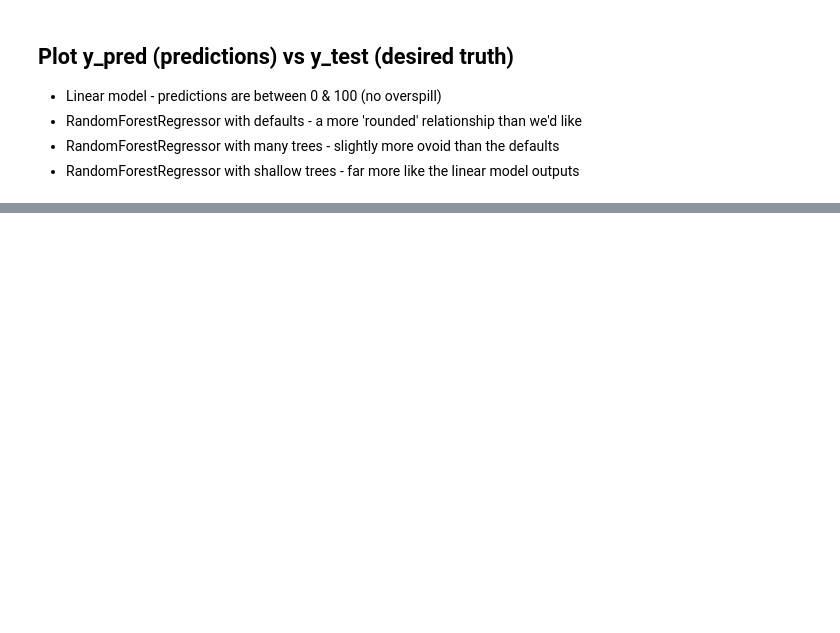
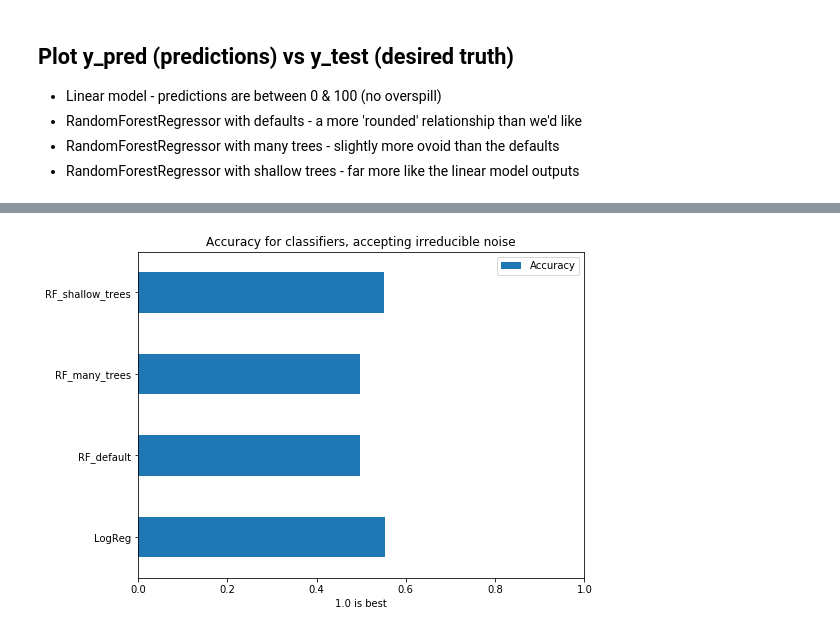
Before and after one commit to ianozsvald/data_science_delivered, a Jupyter notebook: ml_noisy_linear_signal_with_linear_and_randomforest_models.ipynb, the cells around one changed output, grey strips where cells are left out. Drawn from its saved outputs; the diff is of its cells as text; code cells hidden in the pictures; blank space fills up the shorter version.

```diff
--- a/ml_noisy_linear_signal_with_linear_and_randomforest_models.ipynb
+++ b/ml_noisy_linear_signal_with_linear_and_randomforest_models.ipynb
@@ -130,0 +163,10 @@ fig.tight_layout()
+# %%
+clf_lr = LogisticRegression()
+clf_rf_default = RandomForestClassifier()
+clf_rf_many_trees = RandomForestClassifier(n_estimators=500)
+clf_rf_shallow_trees = RandomForestClassifier(max_depth=3)
+
+clf_lr.fit(X_train, y_train)
+clf_rf_default.fit(X_train, y_train)
+clf_rf_many_trees.fit(X_train, y_train)
+clf_rf_shallow_trees.fit(X_train, y_train)
@@ -130,0 +186,13 @@ fig.tight_layout()
+# %%
+lr_score = clf_lr.score(X_test, y_test)
+rf_default_score = clf_rf_default.score(X_test, y_test)
+rf_many_trees_score = clf_rf_many_trees.score(X_test, y_test)
+rf_shallow_trees_score = clf_rf_shallow_trees.score(X_test, y_test)
+# %%
+clf_results = pd.DataFrame.from_dict({'LogReg': lr_score,
+                                      'RF_default': rf_default_score,
+                                      'RF_many_trees': rf_many_trees_score,
+                                      'RF_shallow_trees': rf_shallow_trees_score}, orient='index')
+
+clf_results.columns = ['Accuracy']
+clf_results.head()
@@ -130,0 +205,6 @@ fig.tight_layout()
+# %%
+fig, ax = plt.subplots(figsize=(8,6));
+clf_results.plot(kind="barh", ax=ax);
+ax.set(title="Accuracy for classifiers, accepting irreducible noise", xlabel="1.0 is best", xlim=(0, 1.0));
+# %% [output]
+[figure, added]
```
Also changed, not shown: parts of 11 cells of this notebook.
